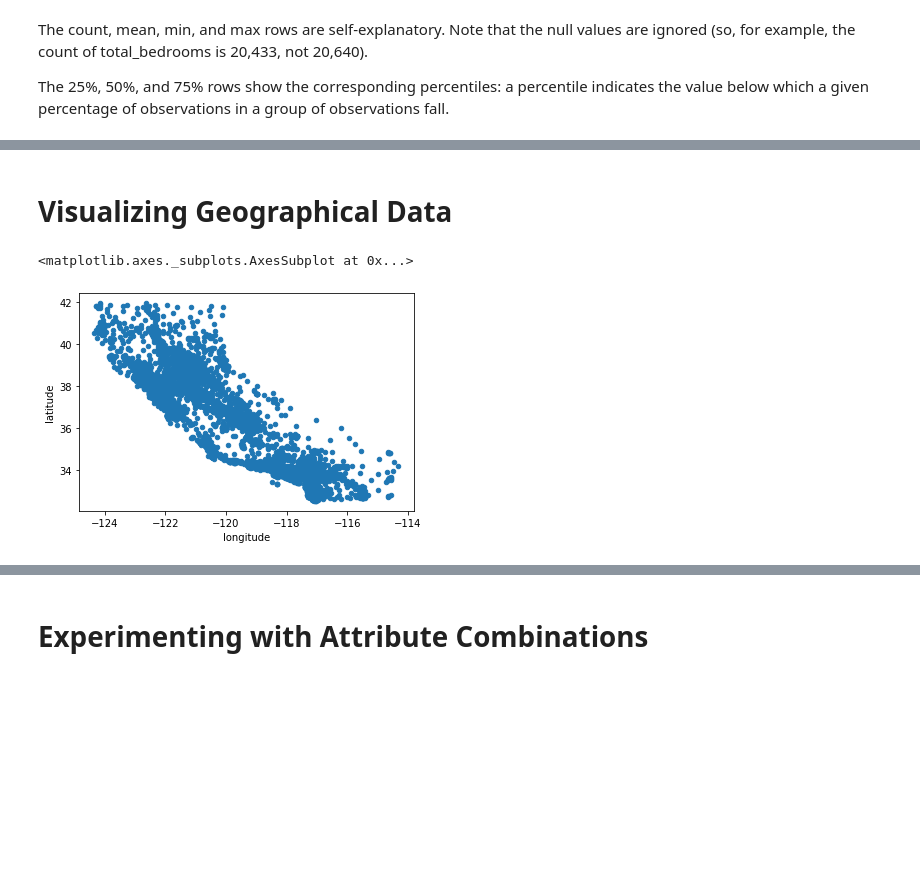
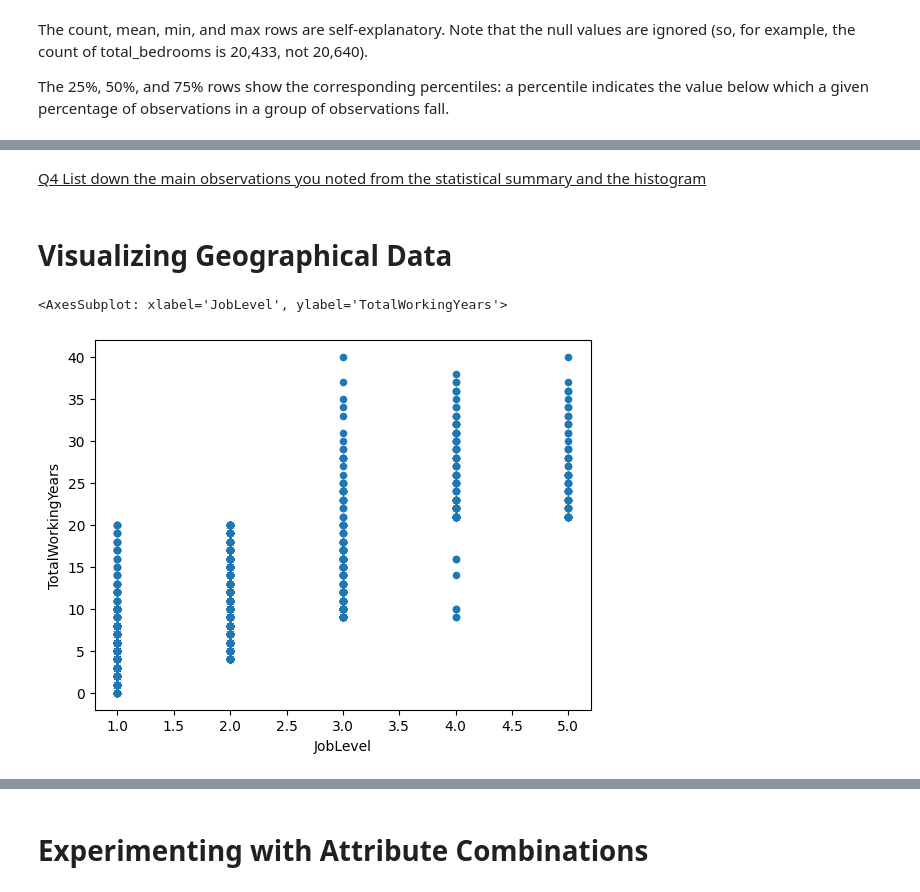
Before and after one commit to Darcinn/F21DL, a Jupyter notebook: Notebooks/Lab 2/Lab-2.ipynb, the cells around one changed output, grey strips where cells are left out. Drawn from its saved outputs; the diff is of its cells as text; code cells hidden in the pictures; blank space fills up the shorter version.

Commit message:
Lab 2 Dataset Progress
Updating current progress on the visualisation for the dataset as outlined in Lab 2

```diff
--- a/Notebooks/Lab 2/Lab-2.ipynb
+++ b/Notebooks/Lab 2/Lab-2.ipynb
@@ -126,9 +166,11 @@ plt.show()
+# %% [markdown]
+<u>Q4 List down the main observations you noted from the statistical summary and the histogram</u>
 # %% [markdown]
 # Visualizing Geographical Data
 # %%
 # Q5 Now you will plot 3 different variations of the data, which one is more indicative and why?
-employees.plot(kind="scatter", x="longitude", y="latitude")
+employees.plot(kind="scatter", x="JobLevel", y="TotalWorkingYears")
 # %% [output]
-<matplotlib.axes._subplots.AxesSubplot at 0x...>
+<AxesSubplot: xlabel='JobLevel', ylabel='TotalWorkingYears'>
-[figure, old version]
+[figure, new version]
 # %%
```
Also changed, not shown: parts of 38 cells of this notebook, 2 other files.
